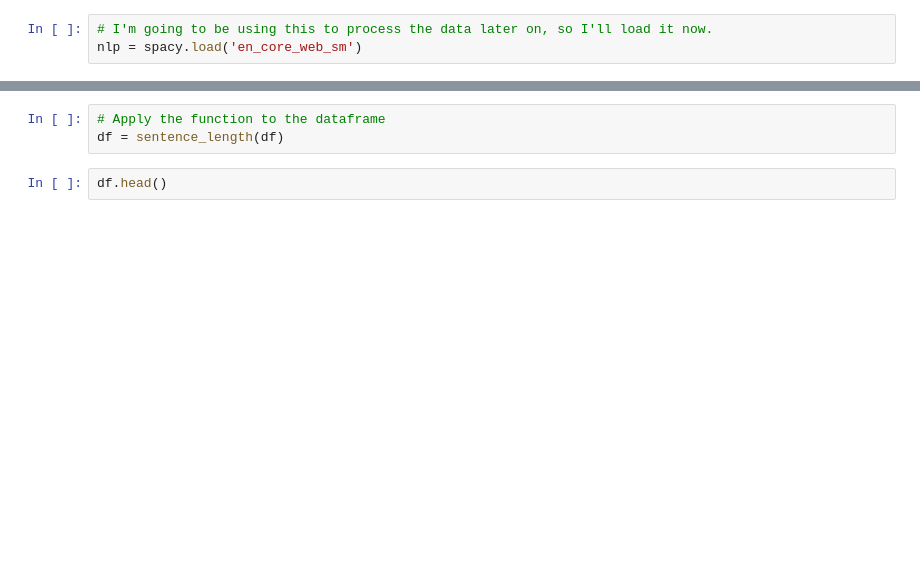
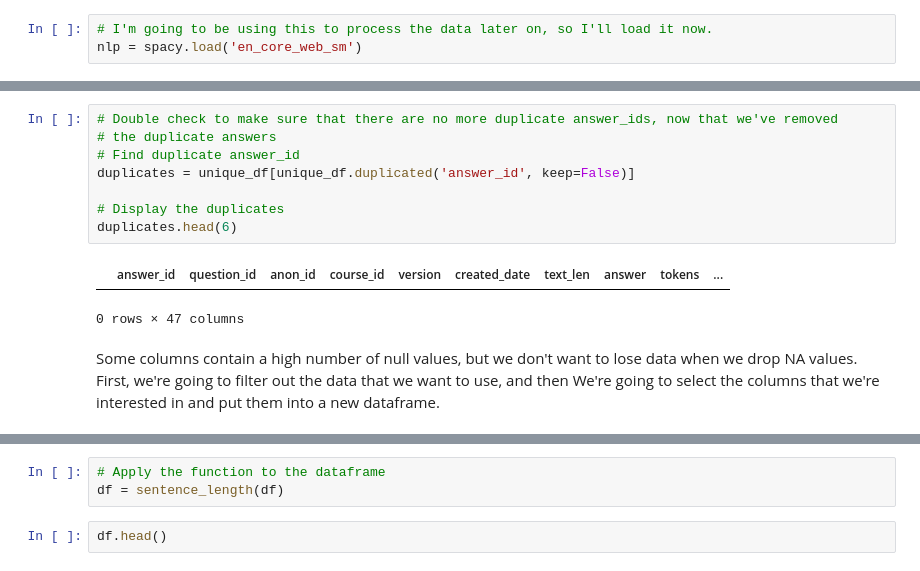
Before and after one commit to jdolane/ESL_Writing_Classification, a Jupyter notebook: notebooks/compile_clean/PELIC_Compile.ipynb, the cells around one changed output, grey strips where cells are left out. Cells and saved outputs as stored; diff of their text form; blank space fills up the shorter version.

```diff
--- a/notebooks/compile_clean/PELIC_Compile.ipynb
+++ b/notebooks/compile_clean/PELIC_Compile.ipynb
@@ -88,0 +126,13 @@ df = df.dropna()
+# %%
+# Double check to make sure that there are no more duplicate answer_ids, now that we've removed
+# the duplicate answers
+# Find duplicate answer_id
+duplicates = unique_df[unique_df.duplicated('answer_id', keep=False)]
+
+# Display the duplicates
+duplicates.head(6)
+# %% [output]
+|  | answer_id | question_id | anon_id | course_id | version | created_date | text_len | answer | tokens | ... |
+0 rows × 47 columns
+# %% [markdown]
+Some columns contain a high number of null values, but we don't want to lose data when we drop NA values. First, we're going to filter out the data that we want to use, and then We're going to select the columns that we're interested in and put them into a new dataframe.
```
Also changed, not shown: parts of 35 cells of this notebook.
